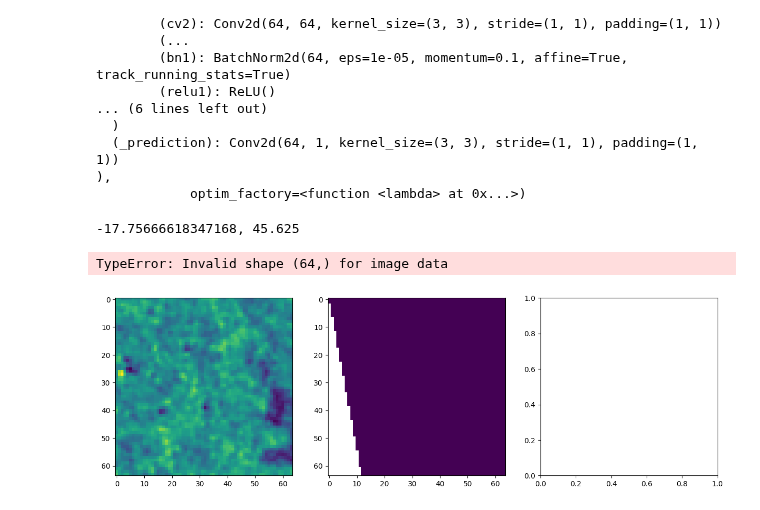
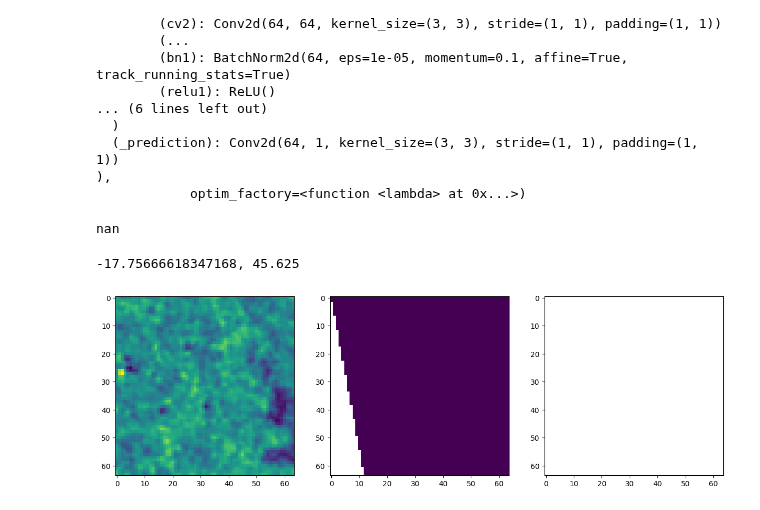
Before and after one commit to c-scale-community/use-case-wetland-water-stress, a Jupyter notebook: notebooks/0_experiment_unet.ipynb, the cells around one changed output. Saved outputs shown, nothing was run; the diff lists cells and outputs as text; code cells hidden in the pictures.

```diff
--- a/notebooks/0_experiment_unet.ipynb
+++ b/notebooks/0_experiment_unet.ipynb
@@ -81,8 +81,8 @@ plt.draw()
 tile_ds = xr.open_zarr("/eodc/private/tuwgeo/users/braml/data/wetland/hparam/V1M0R1/EQUI7_EU020M/E051N015T3/SIG0-HPAR-MASK____RAMSAR-AT-01_E051N015T3_EU020M__.zarr")
 # %%
 array_stream = StreamedXArrayDataset(
-    sample_patches_from_dataset(tile_ds, 64, 10000, np.random.default_rng(42)),
-    split_to_params_and_labels)
+    sample_patches_from_dataset(tile_ds, 64, 10000, never_nans=True, rnd_generator=np.random.default_rng(42)),
+    split_to_params_and_labels, 10000)
 
 patch_loader = DataLoader(array_stream, batch_size=8)
 # %%
@@ -123,6 +123,10 @@ NNEstimator(batch_size=16, loss_fn=BCEWithLogitsLoss(),
             optim_factory=<function <lambda> at 0x...>)
 # %%
 estimate = estimator.predict(params[0].numpy())
+# %%
+estimate.max()
+# %% [output]
+nan
 # %%
 print(f"{params[0].min()}, {params[0].max()}")
 # %% [output]
@@ -130,10 +134,9 @@ print(f"{params[0].min()}, {params[0].max()}")
 # %%
 _, axes = plt.subplots(ncols=3, figsize=(15, 5))
 params, label = batch
 axes[0].imshow(params[0, 7])
 axes[1].imshow(label[0, 0])
-axes[2].imshow(estimate[0, 0])
+axes[2].imshow(estimate[0])
 plt.draw()
 # %% [output]
-TypeError: Invalid shape (64,) for image data
-[figure, old version]
+[figure, new version]
```
Also changed, not shown: 3 other files.
